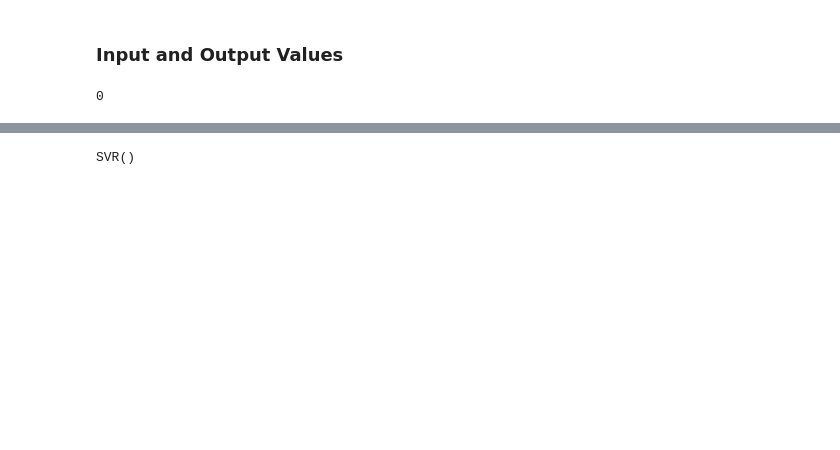
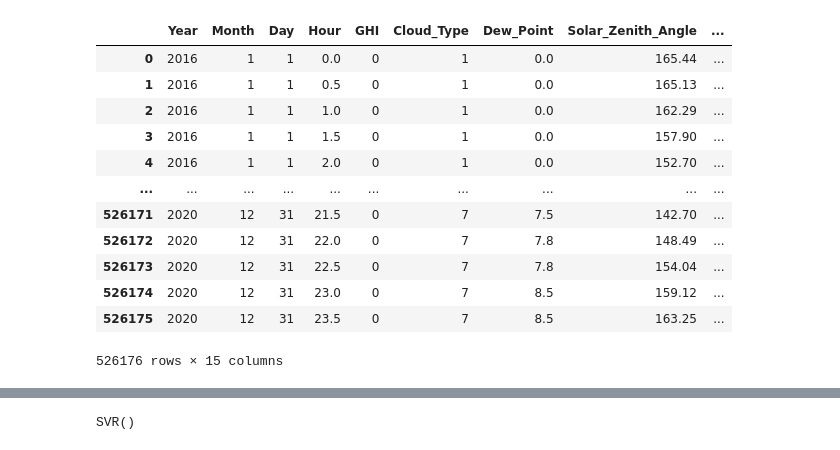
Before and after one commit to snvssk/data298A, a Jupyter notebook: SolarEnergy/MLModels/SVR.ipynb, the cells around one changed output, grey strips where cells are left out. Saved outputs shown, nothing was run; the diff lists cells and outputs as text; code cells hidden in the pictures; blank space fills up the shorter version.

```diff
--- a/SolarEnergy/MLModels/SVR.ipynb
+++ b/SolarEnergy/MLModels/SVR.ipynb
@@ -17,6 +2,0 @@ dataset = dataset.sample(frac =.4)
-# %% [markdown]
-### Input and Output Values
-# %%
-dataset['GHI'].isnull().values.sum()
-# %% [output]
-0
@@ -22,0 +27,17 @@ dataset['GHI'].isnull().values.sum()
+# %%
+df= pd.read_csv('/content/drive/MyDrive/final_weather.csv')
+df
+# %% [output]
+|  | Year | Month | Day | Hour | GHI | Cloud_Type | Dew_Point | Solar_Zenith_Angle | ... |
+| 0 | 2016 | 1 | 1 | 0.0 | 0 | 1 | 0.0 | 165.44 | ... |
+| 1 | 2016 | 1 | 1 | 0.5 | 0 | 1 | 0.0 | 165.13 | ... |
+| 2 | 2016 | 1 | 1 | 1.0 | 0 | 1 | 0.0 | 162.29 | ... |
+| 3 | 2016 | 1 | 1 | 1.5 | 0 | 1 | 0.0 | 157.90 | ... |
+| 4 | 2016 | 1 | 1 | 2.0 | 0 | 1 | 0.0 | 152.70 | ... |
+| ... | ... | ... | ... | ... | ... | ... | ... | ... | ... |
+| 526171 | 2020 | 12 | 31 | 21.5 | 0 | 7 | 7.5 | 142.70 | ... |
+| 526172 | 2020 | 12 | 31 | 22.0 | 0 | 7 | 7.8 | 148.49 | ... |
+| 526173 | 2020 | 12 | 31 | 22.5 | 0 | 7 | 7.8 | 154.04 | ... |
+| 526174 | 2020 | 12 | 31 | 23.0 | 0 | 7 | 8.5 | 159.12 | ... |
+| 526175 | 2020 | 12 | 31 | 23.5 | 0 | 7 | 8.5 | 163.25 | ... |
+526176 rows × 15 columns
```
Also changed, not shown: parts of 40 cells of this notebook.
